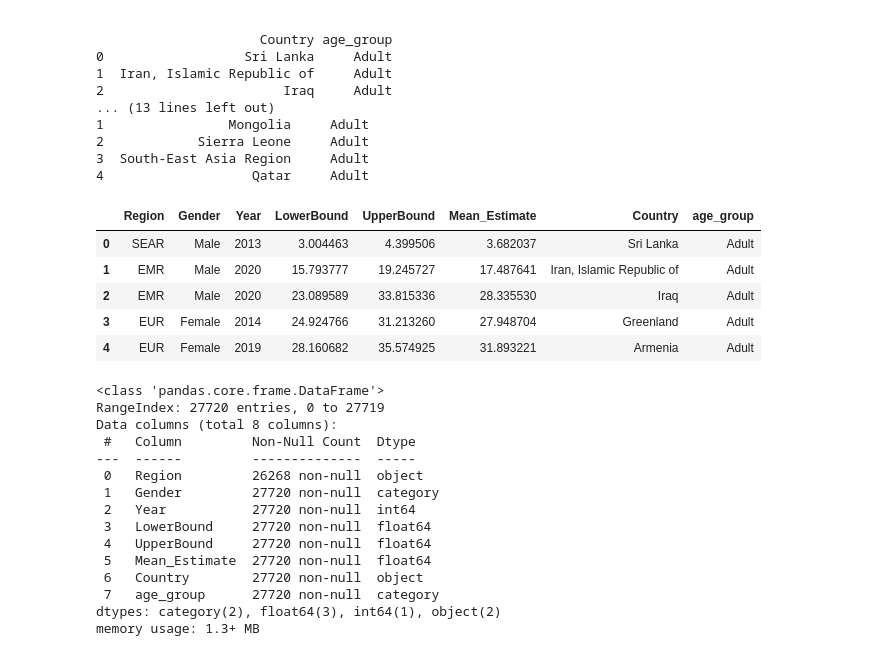
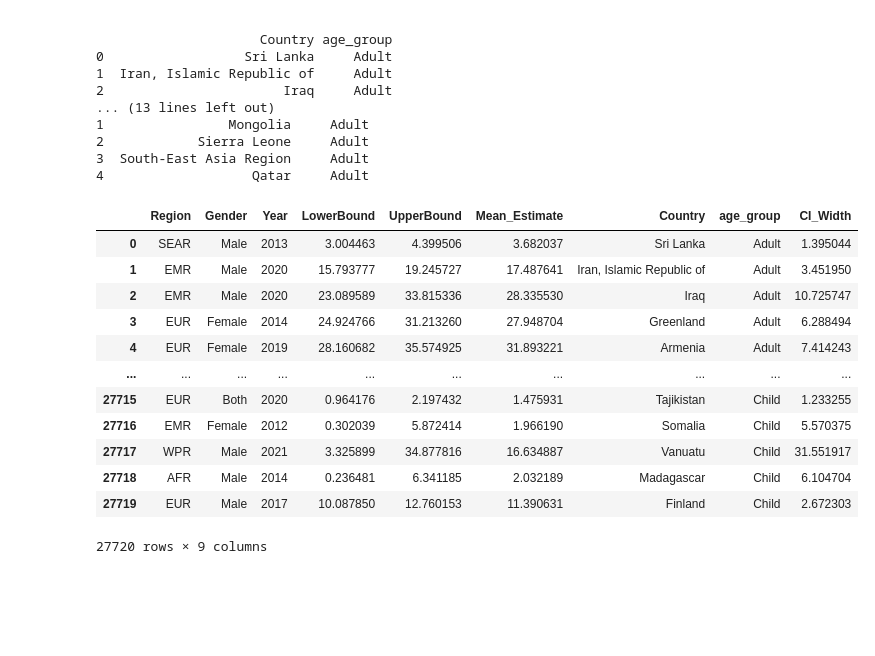
Before and after one commit to ArunK-ML/Project---Nutrition-Paradox-A-Global-View-on-Obesity-and-Malnutrition, a Jupyter notebook: Nutrition_Paradox1.ipynb, the cells around one changed output. Cells and saved outputs as stored; diff of their text form; code cells hidden in the pictures; blank space fills up the shorter version.

```diff
--- a/Nutrition_Paradox1.ipynb
+++ b/Nutrition_Paradox1.ipynb
@@ -161,30 +161,23 @@ Categories (3, object): ['Both', 'Female', 'Male']' has dtype incompatible with
 2            Sierra Leone     Adult
 3  South-East Asia Region     Adult
 4                   Qatar     Adult
+# %%
+df_obesity_subset_filter["CI_Width"] = df_obesity_subset_filter["UpperBound"] - df_obesity_subset_filter["LowerBound"]
+
+df_malnutrition_subset_filter["CI_Width"] = df_malnutrition_subset_filter["UpperBound"] - df_malnutrition_subset_filter["LowerBound"]
 # %%
-df_obesity_subset_filter.head()
+df_obesity_subset_filter
 # %% [output]
-|  | Region | Gender | Year | LowerBound | UpperBound | Mean_Estimate | Country | age_group |
-| 0 | SEAR | Male | 2013 | 3.004463 | 4.399506 | 3.682037 | Sri Lanka | Adult |
-| 1 | EMR | Male | 2020 | 15.793777 | 19.245727 | 17.487641 | Iran, Islamic Republic of | Adult |
-| 2 | EMR | Male | 2020 | 23.089589 | 33.815336 | 28.335530 | Iraq | Adult |
-| 3 | EUR | Female | 2014 | 24.924766 | 31.213260 | 27.948704 | Greenland | Adult |
-| 4 | EUR | Female | 2019 | 28.160682 | 35.574925 | 31.893221 | Armenia | Adult |
+|  | Region | Gender | Year | LowerBound | UpperBound | Mean_Estimate | Country | age_group | CI_Width |
+| 0 | SEAR | Male | 2013 | 3.004463 | 4.399506 | 3.682037 | Sri Lanka | Adult | 1.395044 |
+| 1 | EMR | Male | 2020 | 15.793777 | 19.245727 | 17.487641 | Iran, Islamic Republic of | Adult | 3.451950 |
+| 2 | EMR | Male | 2020 | 23.089589 | 33.815336 | 28.335530 | Iraq | Adult | 10.725747 |
+| 3 | EUR | Female | 2014 | 24.924766 | 31.213260 | 27.948704 | Greenland | Adult | 6.288494 |
+| 4 | EUR | Female | 2019 | 28.160682 | 35.574925 | 31.893221 | Armenia | Adult | 7.414243 |
+| ... | ... | ... | ... | ... | ... | ... | ... | ... | ... |
+| 27715 | EUR | Both | 2020 | 0.964176 | 2.197432 | 1.475931 | Tajikistan | Child | 1.233255 |
+| 27716 | EMR | Female | 2012 | 0.302039 | 5.872414 | 1.966190 | Somalia | Child | 5.570375 |
+| 27717 | WPR | Male | 2021 | 3.325899 | 34.877816 | 16.634887 | Vanuatu | Child | 31.551917 |
+| 27718 | AFR | Male | 2014 | 0.236481 | 6.341185 | 2.032189 | Madagascar | Child | 6.104704 |
+| 27719 | EUR | Male | 2017 | 10.087850 | 12.760153 | 11.390631 | Finland | Child | 2.672303 |
+27720 rows × 9 columns
-# %%
-df_obesity_subset_filter.info()
-# %% [output]
-<class 'pandas.core.frame.DataFrame'>
-RangeIndex: 27720 entries, 0 to 27719
-Data columns (total 8 columns):
- #   Column         Non-Null Count  Dtype
----  ------         --------------  -----
- 0   Region         26268 non-null  object
- 1   Gender         27720 non-null  category
- 2   Year           27720 non-null  int64
- 3   LowerBound     27720 non-null  float64
- 4   UpperBound     27720 non-null  float64
- 5   Mean_Estimate  27720 non-null  float64
- 6   Country        27720 non-null  object
- 7   age_group      27720 non-null  category
-dtypes: category(2), float64(3), int64(1), object(2)
-memory usage: 1.3+ MB
```
Also changed, not shown: parts of 1 cell of this notebook.
